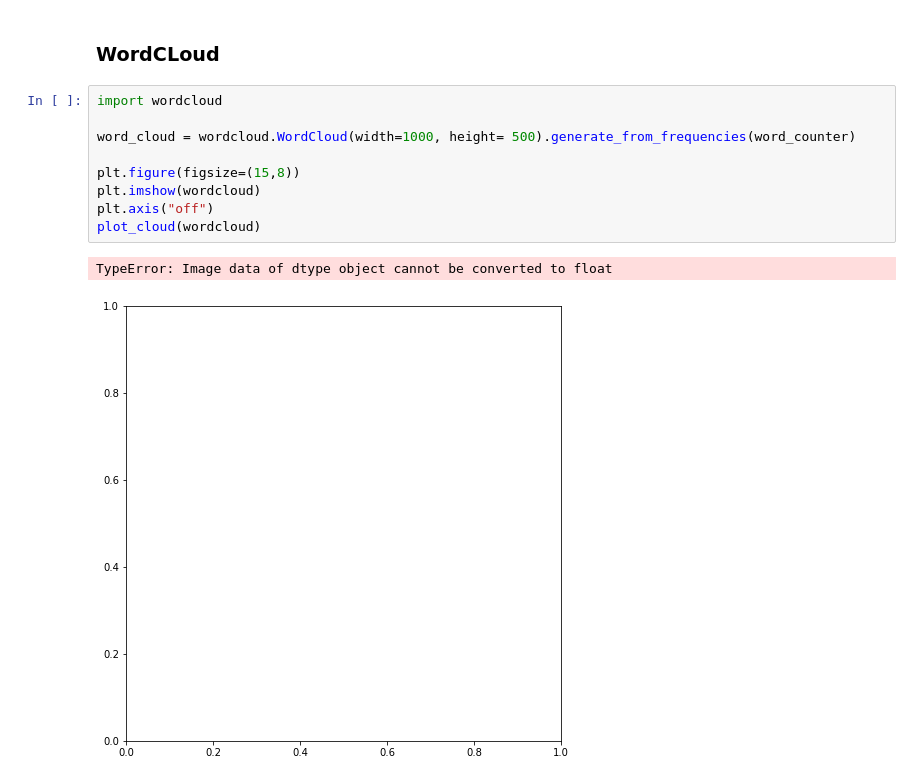
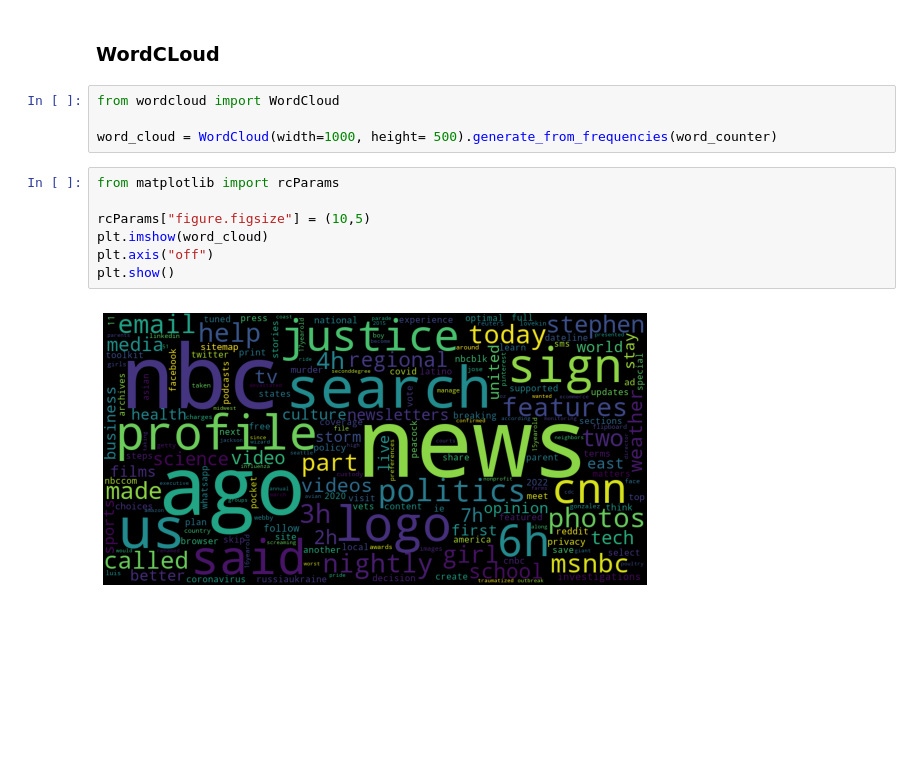
Before and after one commit to mgino11/Web_Analytics, a Jupyter notebook: High_Frequency_Words.ipynb, the cells around one changed output. Drawn from its saved outputs; the diff is of its cells as text; blank space fills up the shorter version.

Commit message:
Finished ( includes wordcloud)

```diff
--- a/High_Frequency_Words.ipynb
+++ b/High_Frequency_Words.ipynb
@@ -196,14 +196,15 @@ len(txt_words)
 # %% [markdown]
 ### WordCLoud
 # %%
-import wordcloud
+from wordcloud import WordCloud
 
-word_cloud = wordcloud.WordCloud(width=1000, height= 500).generate_from_frequencies(word_counter)
-
-plt.figure(figsize=(15,8))
-plt.imshow(wordcloud)
-plt.axis("off")
-plot_cloud(wordcloud)
+word_cloud = WordCloud(width=1000, height= 500).generate_from_frequencies(word_counter)
-# %% [output]
-TypeError: Image data of dtype object cannot be converted to float
-[figure, removed]
+# %%
+from matplotlib import rcParams
+
+rcParams["figure.figsize"] = (10,5)
+plt.imshow(word_cloud)
+plt.axis("off")
+plt.show()
+# %% [output]
+[figure, added]
```
